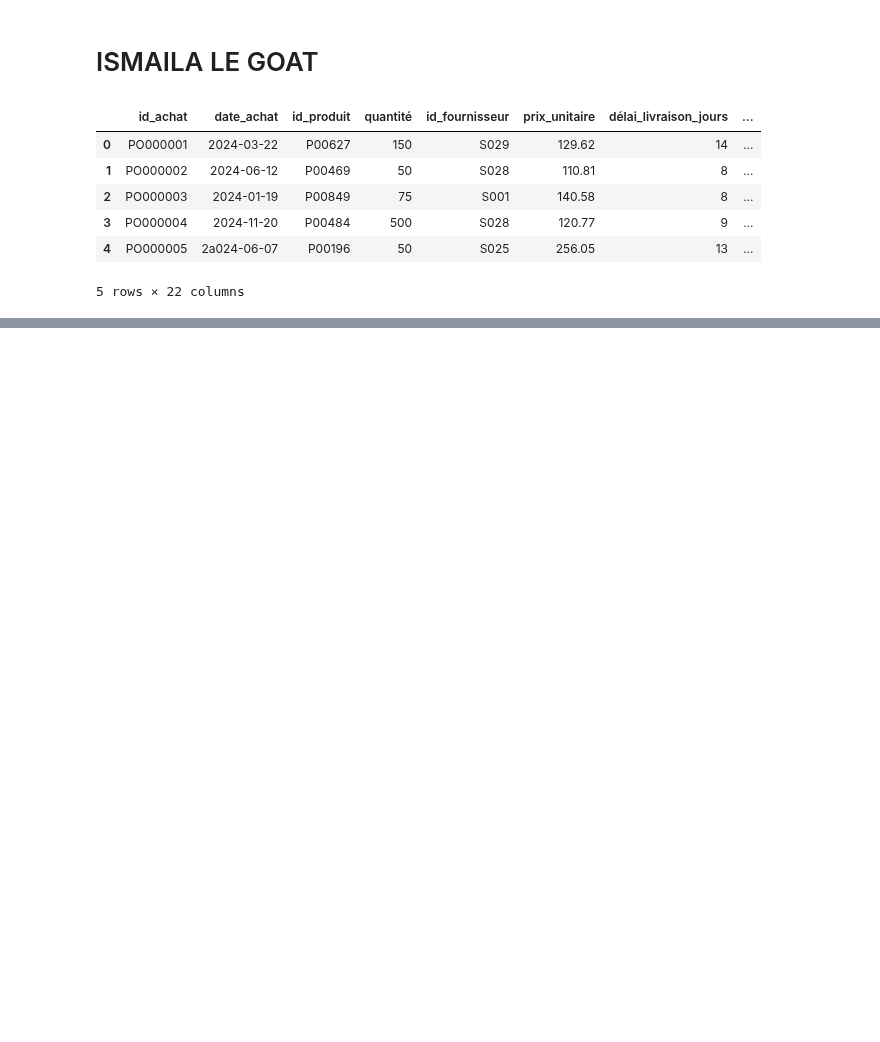
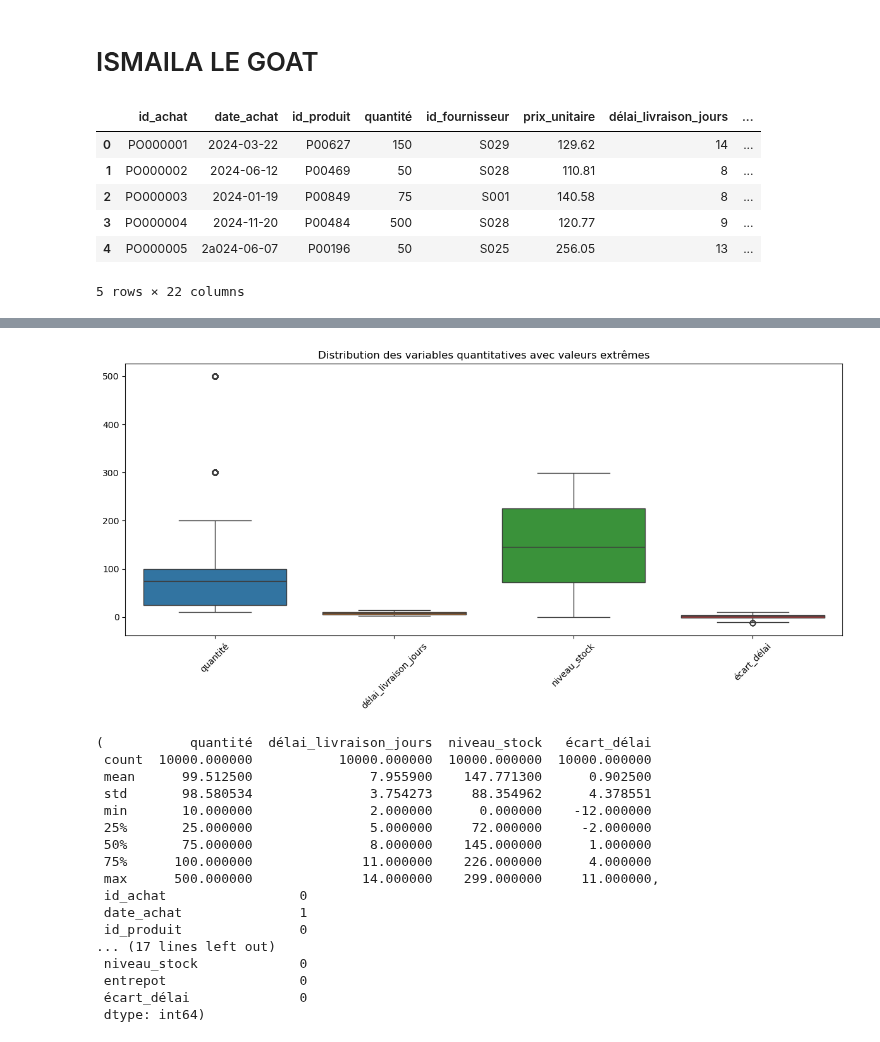
Before and after one commit to Fanaingamampiandra/Projet_Supply_chain, a Jupyter notebook: code/ML_fournisseur_entreprise.ipynb, the cells around one changed output, grey strips where cells are left out. Saved outputs shown, nothing was run; the diff lists cells and outputs as text; code cells hidden in the pictures; blank space fills up the shorter version.

```diff
--- a/code/ML_fournisseur_entreprise.ipynb
+++ b/code/ML_fournisseur_entreprise.ipynb
@@ -18,0 +129,5 @@ df.head()
+# %%
+# Étape 5 : Vérification des valeurs manquantes après conversion
+missing_values = df.isnull().sum()
+
+df
@@ -18,0 +148,32 @@ df.head()
+# %%
+import seaborn as sns
+import matplotlib.pyplot as plt
+
+# Boîtes à moustaches pour visualiser les distributions et valeurs extrêmes
+plt.figure(figsize=(12, 6))
+sns.boxplot(data=df[['quantité', 'délai_livraison_jours', 'niveau_stock', 'écart_délai']])
+plt.title('Distribution des variables quantitatives avec valeurs extrêmes')
+plt.xticks(rotation=45)
+plt.tight_layout()
+plt.show()
+
+desc_stats, missing_values
+# %% [output]
+[figure, added]
+(           quantité  délai_livraison_jours  niveau_stock   écart_délai
+ count  10000.000000           10000.000000  10000.000000  10000.000000
+ mean      99.512500               7.955900    147.771300      0.902500
+ std       98.580534               3.754273     88.354962      4.378551
+ min       10.000000               2.000000      0.000000    -12.000000
+ 25%       25.000000               5.000000     72.000000     -2.000000
+ 50%       75.000000               8.000000    145.000000      1.000000
+ 75%      100.000000              11.000000    226.000000      4.000000
+ max      500.000000              14.000000    299.000000     11.000000,
+ id_achat                 0
+ date_achat               1
+ id_produit               0
+... (17 lines left out)
+ niveau_stock             0
+ entrepot                 0
+ écart_délai              0
+ dtype: int64)
```
Also changed, not shown: parts of 24 cells of this notebook.
